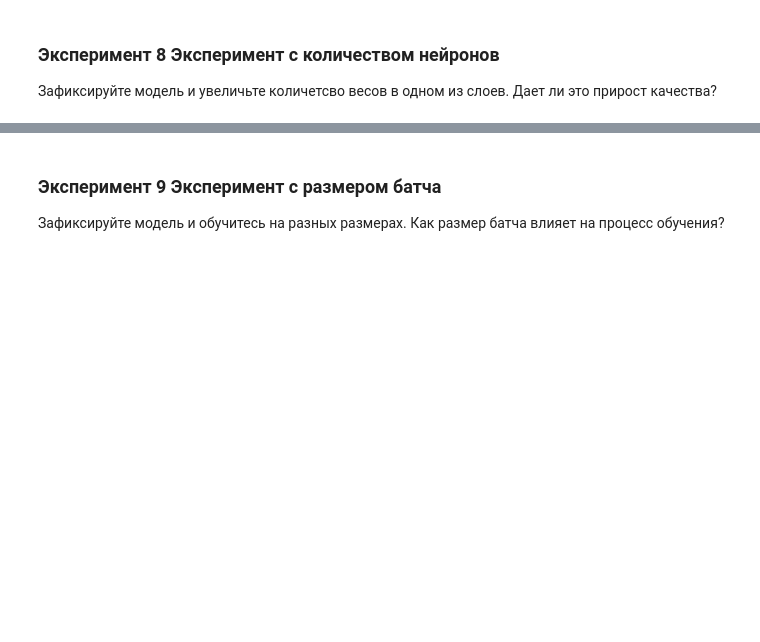
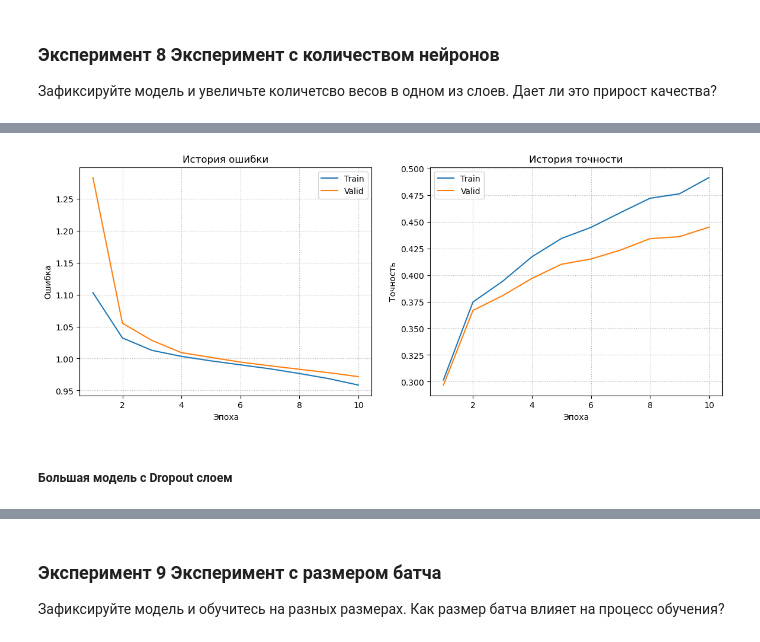
Before and after one commit to DmitryInd/Numpy-NN-Framework, a Jupyter notebook: numpy_neural_net_HW.ipynb, the cells around one changed output, grey strips where cells are left out. Saved outputs shown, nothing was run; the diff lists cells and outputs as text; code cells hidden in the pictures; blank space fills up the shorter version.

```diff
--- a/numpy_neural_net_HW.ipynb
+++ b/numpy_neural_net_HW.ipynb
@@ -1175,0 +1463,9 @@ weighted avg       0.43      0.43      0.42     10000
+# %%
+train_loss_history, valid_loss_history, \
+train_acc_history, valid_acc_history = train(
+    dataset=train_data,
+    model=large_model,
+    epochs=10,
+    lr=0.001,
+    valid_dataset=valid_data,
+    batch_size=10000)
@@ -1175,0 +1485,7 @@ weighted avg       0.43      0.43      0.42     10000
+# %%
+viz_utils.plot_learning_curves(train_loss_history, valid_loss_history,
+                                train_acc_history, valid_acc_history)
+# %% [output]
+[figure, added]
+# %% [markdown]
+##### Большая модель с Dropout слоем
```
Also changed, not shown: parts of 101 cells of this notebook.
